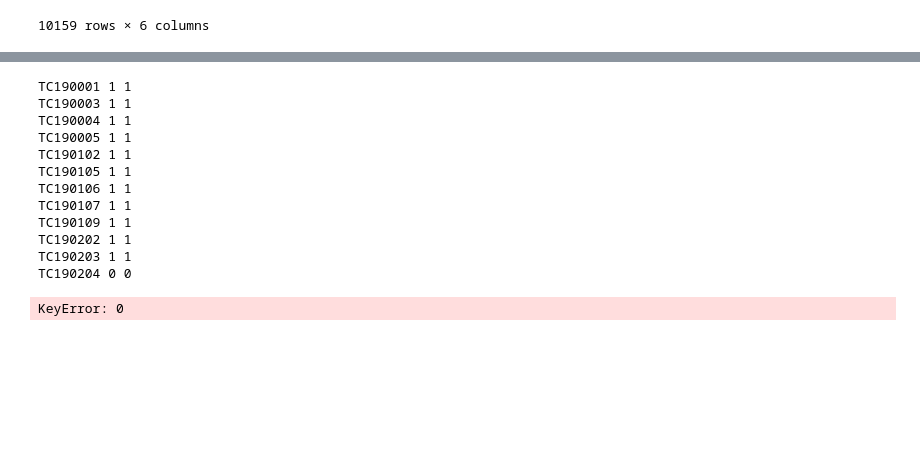
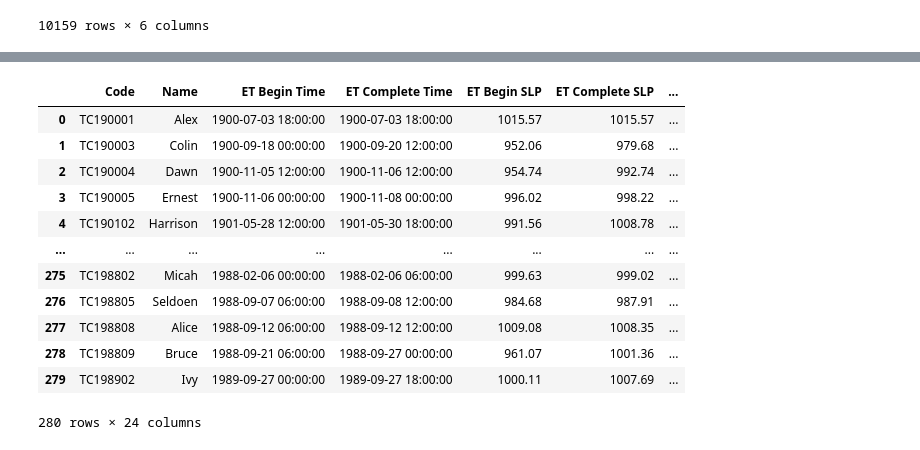
Before and after one commit to Luigi728/ExtraTrack_Github, a Jupyter notebook: RCP_Analysis/RCP_Analysis_V6.7.2.ipynb, the cells around one changed output, grey strips where cells are left out. Drawn from its saved outputs; the diff is of its cells as text; code cells hidden in the pictures; blank space fills up the shorter version.

```diff
--- a/RCP_Analysis/RCP_Analysis_V6.7.2.ipynb
+++ b/RCP_Analysis/RCP_Analysis_V6.7.2.ipynb
@@ -338,22 +326,24 @@ Control_ET
 # %%
 # Create New ET DF
-def DF_ET_Compo(Data_Compo, ET_DF, Compo_DF, Codes_DF, Compo_nc_A, Compo_nc_B, Compo_nc_C):
+def DF_ET_Compo(Data_Compo, ET_DF, Compo_DF, Compo_nc_A, Compo_nc_B, Compo_nc_C):
     Code_List = ET_DF["Code"]
 # Loop Over Each Storm in Dataset
     for n in range(len(Code_List)):
+        ET_Storm = Find_Storm(ET_DF, Code_List[n])
         DF_Storm_Compo = Find_Storm(Data_Compo, Code_List[n])
-        ET_Storm = Find_Storm(ET_DF, Code_List[n])
 # Find ET Begin and ET Complete Time
         Begin_Time = ET_Storm["ET Begin Time"][0]
         Compl_Time = ET_Storm["ET Complete Time"][0]
         DF_Begin = DF_Storm_Compo[DF_Storm_Compo["Time"] == Begin_Time].reset_index()
         DF_Compl = DF_Storm_Compo[DF_Storm_Compo["Time"] == Compl_Time].reset_index()
+# Only Keep Storms With Complete ET Data
+        if len(DF_Storm_Compo) > 0 and len(DF_Begin) > 0 and len(DF_Compl) > 0:
 # Combine ET Storm Compos
-        ET_Storm_Compo = Find_ET_Compo(Code_List[n], ET_Storm, DF_Begin, DF_Compl)
-        if n == 0:
-            ET_Compo = ET_Storm_Compo.copy()
-        else:
-            ET_Compo = pandas.concat([ET_Compo, ET_Storm_Compo])
+            ET_Storm_Compo = Find_ET_Compo(Code_List[n], ET_Storm, DF_Begin, DF_Compl)
+            try:
+                ET_Compo = pandas.concat([ET_Compo, ET_Storm_Compo])
+            except:
+                ET_Compo = ET_Storm_Compo.copy()
     ET_Compo_Final = ET_Compo.reset_index().drop("index", axis=1)
     return (ET_Compo_Final)
 # %%
@@ -437,18 +373,18 @@ Find_Storm(Control_Data_Compo, "TC190204")
 # %%
-Control_ET_Compo = DF_ET_Compo(Control_Data_Compo, Control_ET, Control_Compo, Control_Codes, \
+Control_ET_Compo = DF_ET_Compo(Control_Data_Compo, Control_ET, Control_Compo, \
 Control_A_Compo_nc, Control_B_Compo_nc, Control_C_Compo_nc)
 Control_ET_Compo
 # %% [output]
+|  | Code | Name | ET Begin Time | ET Complete Time | ET Begin SLP | ET Complete SLP | ... |
+| 0 | TC190001 | Alex | 1900-07-03 18:00:00 | 1900-07-03 18:00:00 | 1015.57 | 1015.57 | ... |
+| 1 | TC190003 | Colin | 1900-09-18 00:00:00 | 1900-09-20 12:00:00 | 952.06 | 979.68 | ... |
+| 2 | TC190004 | Dawn | 1900-11-05 12:00:00 | 1900-11-06 12:00:00 | 954.74 | 992.74 | ... |
+| 3 | TC190005 | Ernest | 1900-11-06 00:00:00 | 1900-11-08 00:00:00 | 996.02 | 998.22 | ... |
+| 4 | TC190102 | Harrison | 1901-05-28 12:00:00 | 1901-05-30 18:00:00 | 991.56 | 1008.78 | ... |
+| ... | ... | ... | ... | ... | ... | ... | ... |
+| 275 | TC198802 | Micah | 1988-02-06 00:00:00 | 1988-02-06 06:00:00 | 999.63 | 999.02 | ... |
+| 276 | TC198805 | Seldoen | 1988-09-07 06:00:00 | 1988-09-08 12:00:00 | 984.68 | 987.91 | ... |
+| 277 | TC198808 | Alice | 1988-09-12 06:00:00 | 1988-09-12 12:00:00 | 1009.08 | 1008.35 | ... |
+| 278 | TC198809 | Bruce | 1988-09-21 06:00:00 | 1988-09-27 00:00:00 | 961.07 | 1001.36 | ... |
+| 279 | TC198902 | Ivy | 1989-09-27 00:00:00 | 1989-09-27 18:00:00 | 1000.11 | 1007.69 | ... |
-TC190001 1 1
-TC190003 1 1
-TC190004 1 1
-TC190005 1 1
-TC190102 1 1
-TC190105 1 1
-TC190106 1 1
-TC190107 1 1
-TC190109 1 1
-TC190202 1 1
-TC190203 1 1
-TC190204 0 0
+280 rows × 24 columns
-KeyError: 0
```
Also changed, not shown: parts of 12 cells of this notebook.
